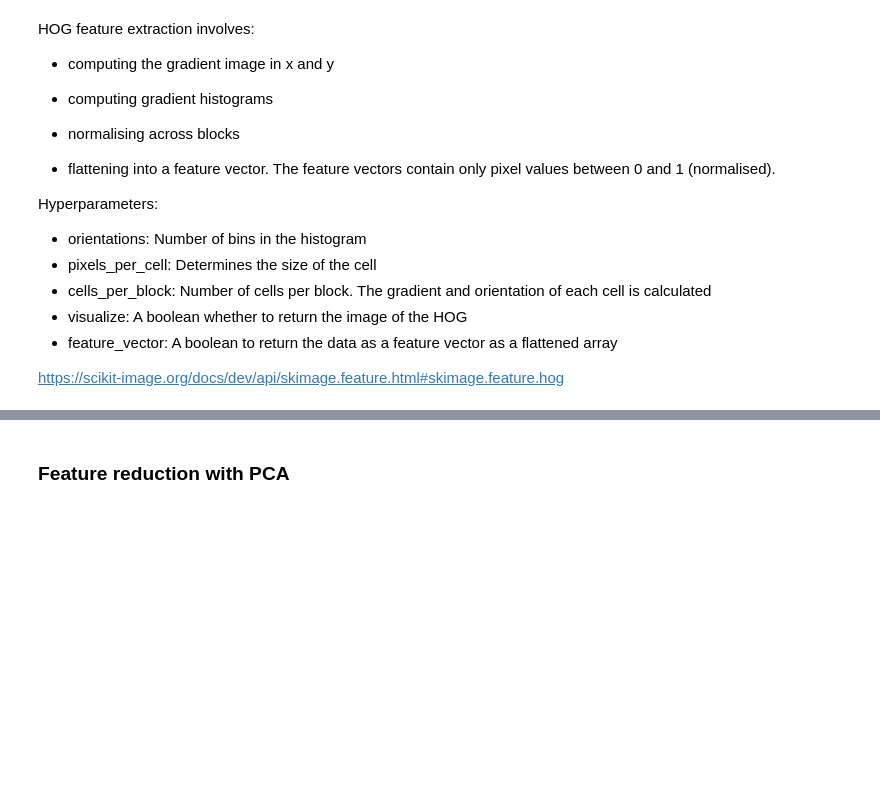
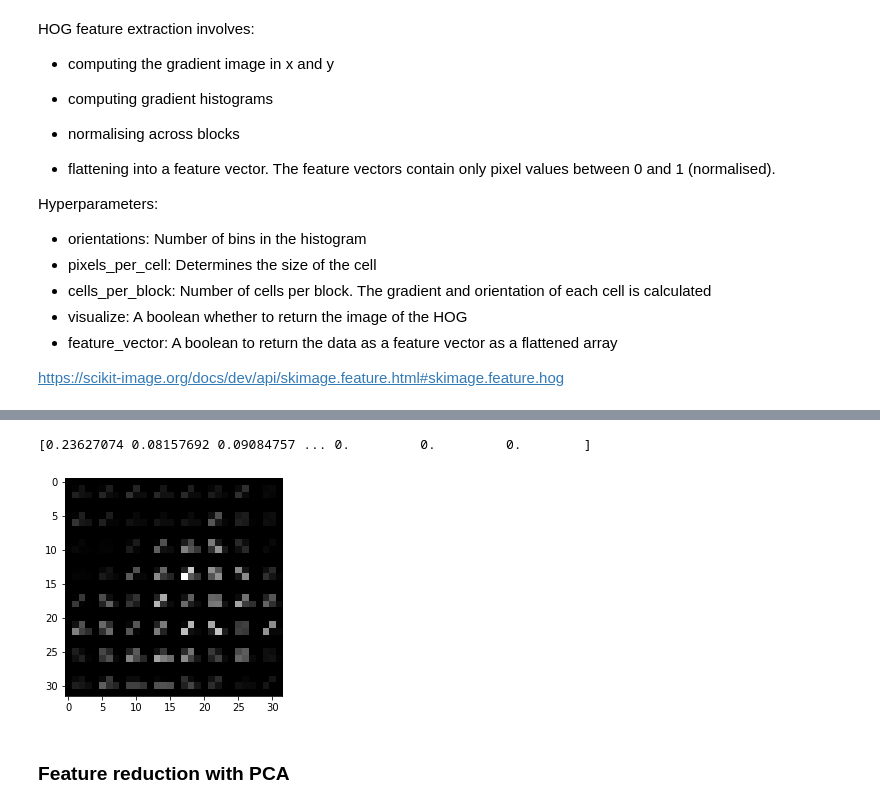
Before and after one commit to EmilyCY/CIFAR10-Image-Classification, a Jupyter notebook: SVM-kfold.ipynb, the cells around one changed output, grey strips where cells are left out. Cells and saved outputs as stored; diff of their text form; code cells hidden in the pictures; blank space fills up the shorter version.

```diff
--- a/SVM-kfold.ipynb
+++ b/SVM-kfold.ipynb
@@ -375,13 +418,16 @@ hog_images[0].size
 # %%
 hog_images_test=[]
 hog_features_test=[]
-for images in gray_test_images:
+for image in gray_test_images:
   features, hog_image = hog(image, pixels_per_cell=(4, 4),cells_per_block=(2, 2), visualize=True)
   hog_images_test.append(hog_image)
   hog_features_test.append(features)
 
 plt.imshow(hog_images_test[6], cmap="gray")
 print(hog_features_test[6])
+# %% [output]
+[0.23627074 0.08157692 0.09084757 ... 0.         0.         0.        ]
+[figure, added]
 # %% [markdown]
 ### Feature reduction with PCA
 # %%
```
Also changed, not shown: parts of 9 cells of this notebook.
